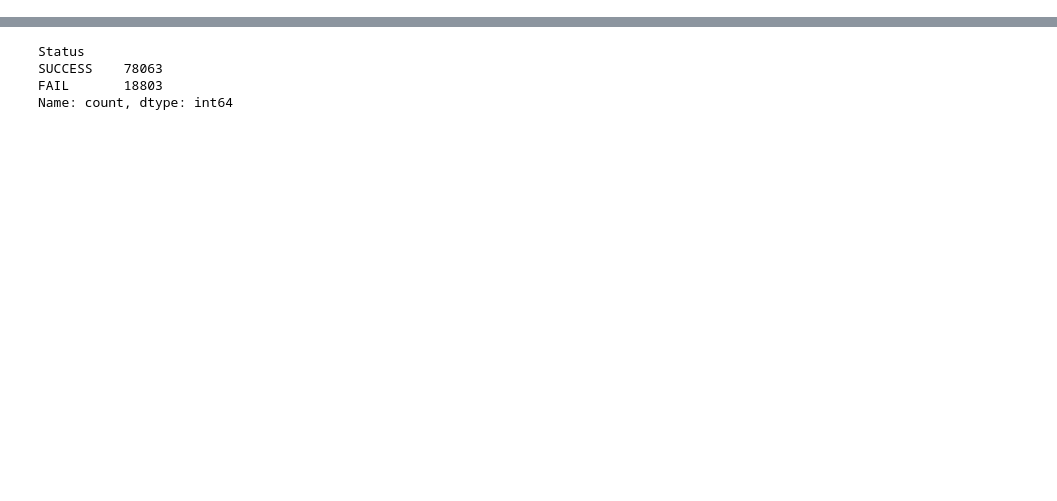
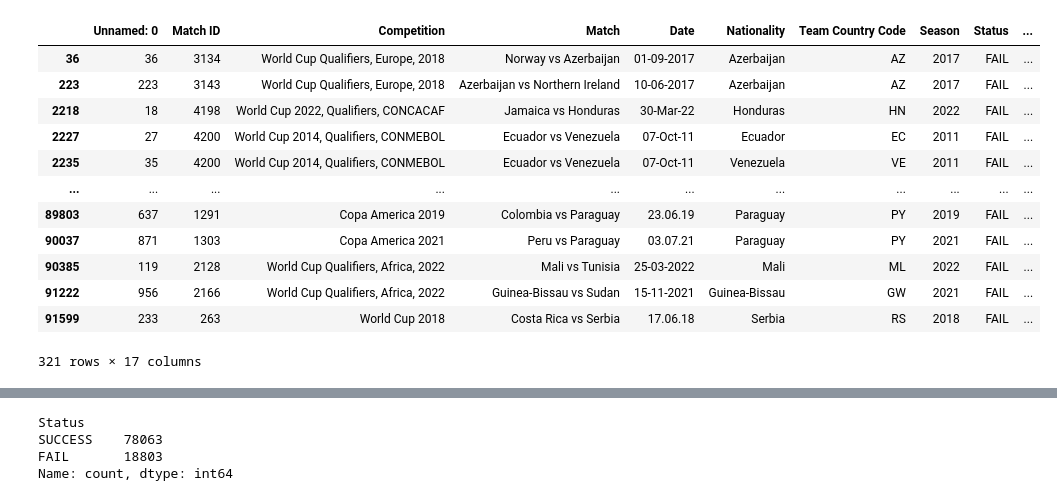
Before and after one commit to finnlsmith/footy_project_market_value_rankings, a Jupyter notebook: create_dataset_1/assemble_dataset_1_part_2.ipynb, the cells around one changed output, grey strips where cells are left out. Cells and saved outputs as stored; diff of their text form; code cells hidden in the pictures; blank space fills up the shorter version.

```diff
--- a/create_dataset_1/assemble_dataset_1_part_2.ipynb
+++ b/create_dataset_1/assemble_dataset_1_part_2.ipynb
@@ -72,0 +1073,50 @@ combined_df = pd.concat(dfs, ignore_index=True)
+# %%
+#guys with multiple names found - 321
+combined_df_failed[((combined_df_failed['Lookup Return Case'] == 'Online Lookup Required') &
+                    ((combined_df_failed['Name'].apply(lambda x: isinstance(x, list))) |
+                     (combined_df_failed['Name'].str.startswith('['))))]#.tail(50)
+
+
+#if multiple names were found
+
+    #if the Jersey has an initial
+        #keep all matches that start with the initial
+
+        #except if the initial is a lowercase d. then, make sure there is a word starting with d followed by the Name
+        #so if its d Silva make sure theres a word startign with d then Silva soemwhere in the name.
+
+    #sadiqov case - what if the names are the same???
+        #in this case you should just look up each name and use like whichever has the record from the saeason of the game
+
+    #do the match date lookup thing with each of the matches to check who played in that game.
+        #if you still have more than 1 name
+
+            #look at the success dataset to find the record of each remaining guy
+                #if its ivanovic and you find both B and D Ivanovic played according to transfermarkt
+
+                #check if there's a record of those guys in that match / date (in our dataset)
+
+                    #if all but one guy is in the success dataset, the guy who is not there is the name you need to use.
+
+                    #if none remain after checking the dataset just remove this row. but print that out. that would be weird
+
+                    #if multiple remain after checking the success dataset(there were 3 names remaining, only found 1 record)
+                        #print this out this is a special case.
+
+        #if you are just left with one name using the match date lookup
+
+            #that's a success - find that guy in the database
+# %% [output]
+|  | Unnamed: 0 | Match ID | Competition | Match | Date | Nationality | Team Country Code | Season | Status | ... |
+| 36 | 36 | 3134 | World Cup Qualifiers, Europe, 2018 | Norway vs Azerbaijan | 01-09-2017 | Azerbaijan | AZ | 2017 | FAIL | ... |
+| 223 | 223 | 3143 | World Cup Qualifiers, Europe, 2018 | Azerbaijan vs Northern Ireland | 10-06-2017 | Azerbaijan | AZ | 2017 | FAIL | ... |
+| 2218 | 18 | 4198 | World Cup 2022, Qualifiers, CONCACAF | Jamaica vs Honduras | 30-Mar-22 | Honduras | HN | 2022 | FAIL | ... |
+| 2227 | 27 | 4200 | World Cup 2014, Qualifiers, CONMEBOL | Ecuador vs Venezuela | 07-Oct-11 | Ecuador | EC | 2011 | FAIL | ... |
+| 2235 | 35 | 4200 | World Cup 2014, Qualifiers, CONMEBOL | Ecuador vs Venezuela | 07-Oct-11 | Venezuela | VE | 2011 | FAIL | ... |
+| ... | ... | ... | ... | ... | ... | ... | ... | ... | ... | ... |
+| 89803 | 637 | 1291 | Copa America 2019 | Colombia vs Paraguay | 23.06.19 | Paraguay | PY | 2019 | FAIL | ... |
+| 90037 | 871 | 1303 | Copa America 2021 | Peru vs Paraguay | 03.07.21 | Paraguay | PY | 2021 | FAIL | ... |
+| 90385 | 119 | 2128 | World Cup Qualifiers, Africa, 2022 | Mali vs Tunisia | 25-03-2022 | Mali | ML | 2022 | FAIL | ... |
+| 91222 | 956 | 2166 | World Cup Qualifiers, Africa, 2022 | Guinea-Bissau vs Sudan | 15-11-2021 | Guinea-Bissau | GW | 2021 | FAIL | ... |
+| 91599 | 233 | 263 | World Cup 2018 | Costa Rica vs Serbia | 17.06.18 | Serbia | RS | 2018 | FAIL | ... |
+321 rows × 17 columns
```
Also changed, not shown: parts of 25 cells of this notebook.
